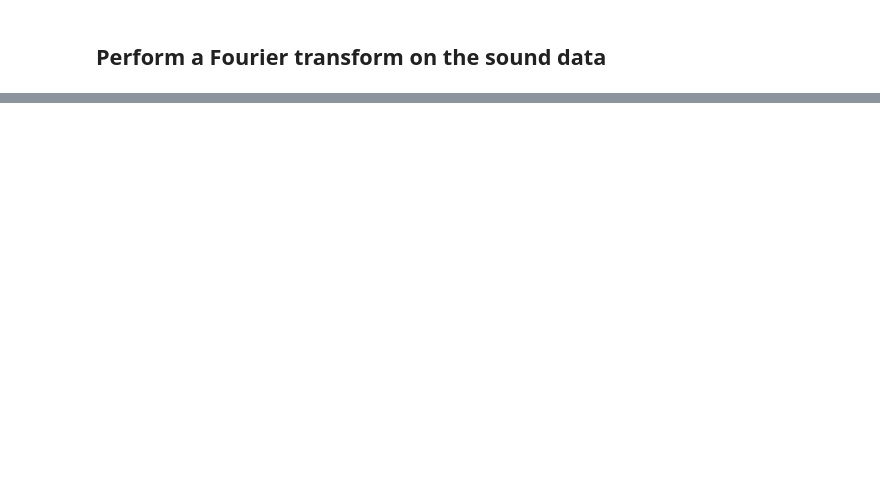
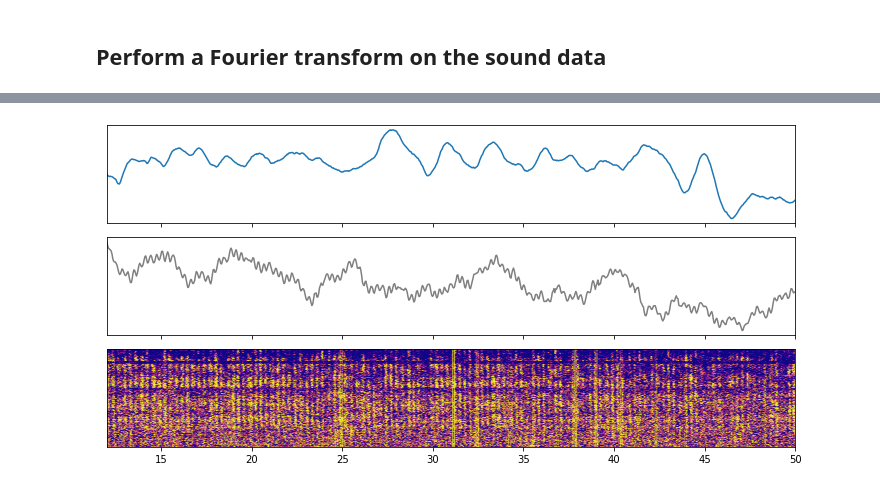
Before and after one commit to rileytroyer/pa-citizen-science, a Jupyter notebook: ludes-pa-sound.ipynb, the cells around one changed output, grey strips where cells are left out. Cells and saved outputs as stored; diff of their text form; code cells hidden in the pictures; blank space fills up the shorter version.

```diff
--- a/ludes-pa-sound.ipynb
+++ b/ludes-pa-sound.ipynb
@@ -296,0 +344,38 @@ ax.tick_params(axis='y', which='major', labelsize=12)
+# %%
+fig, axs = plt.subplots(3, 1, sharex=True,
+                        figsize=(10,5))
+
+# Plot average along with audio psd
+audio_x = psd_x_smoothed
+video_x = np.linspace(0, total_time, len(avg_intensity_smoothed))
+
+axs[0].plot(video_x, avg_intensity_smoothed, color='C0')
+axs[1].plot(audio_x, psd_smoothed, color='gray')
+
+# axs[1].vlines(burst_times[spikes], np.min(psd_smoothed),
+#            np.max(psd_smoothed), color='red')
+
+axs[2].pcolormesh(burst_time_mesh, burst_freq_mesh/1000,
+                         psd,
+                         norm=mcolors.LogNorm(),
+                         cmap='plasma', shading='gouraud')
+
+# Setup axes
+axs[2].set_ylabel('kHz')
+
+#ax.set_xlim(start_time, end_time)
+axs[2].set_ylim(4, 10)
+
+# Turn off y axis
+axs[0].yaxis.set_visible(False)
+axs[1].yaxis.set_visible(False)
+axs[2].yaxis.set_visible(False)
+
+plt.xlim(12, 50)
+#plt.ylim(-0.5, 1.25)
+
+plt.tight_layout()
+
+plt.savefig('../possible-correlation.jpg', dpi=200)
+# %% [output]
+[figure, added]
```
Also changed, not shown: parts of 10 cells of this notebook.
